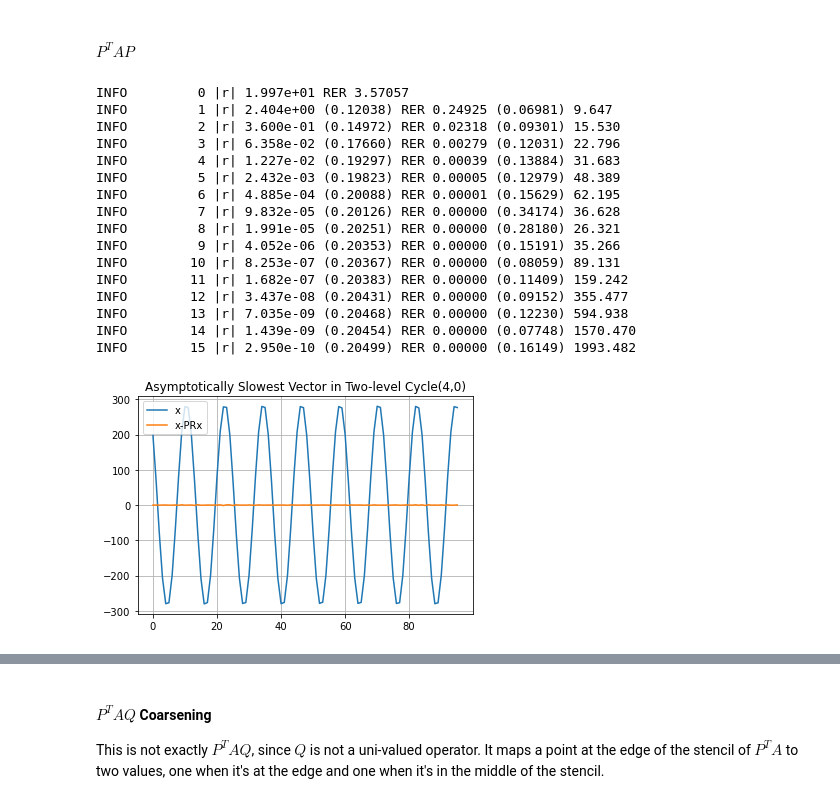
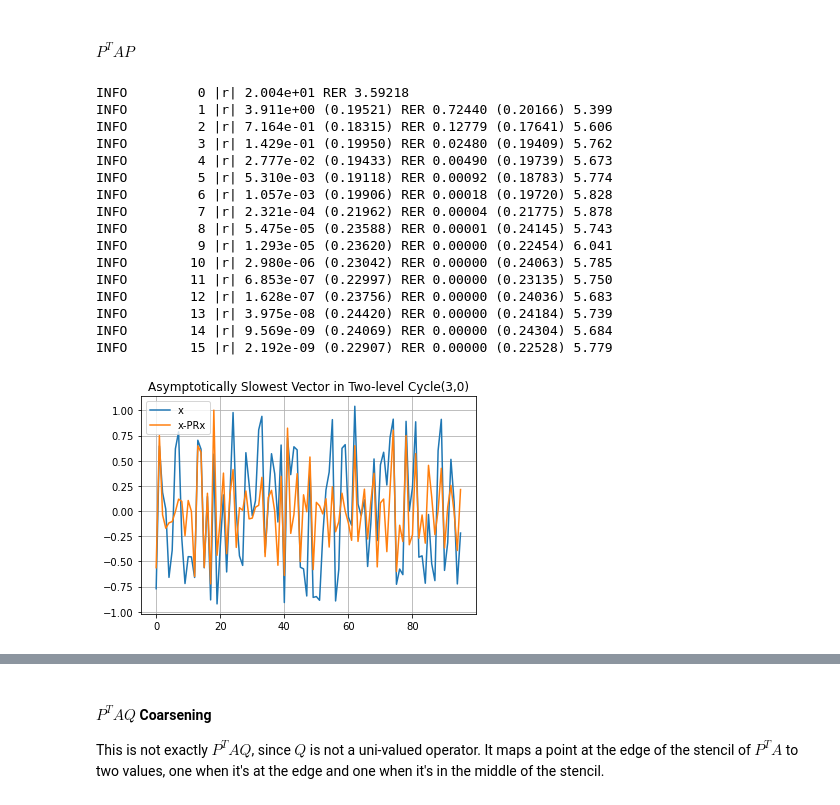
Before and after one commit to 436ahsan/Helmholtz, a Jupyter notebook: notebooks/helmholtz_repetitive_ptaq.ipynb, the cells around one changed output, grey strips where cells are left out. Drawn from its saved outputs; the diff is of its cells as text; code cells hidden in the pictures.

```diff
--- a/notebooks/helmholtz_repetitive_ptaq.ipynb
+++ b/notebooks/helmholtz_repetitive_ptaq.ipynb
@@ -11,13 +11,14 @@
 %run /Users/olivne/helmholtz/src/helmholtz/startup.ipy
 # %%
 # Fixed seed for reproducible results.
-np.random.seed(1)
+np.random.seed(2)
 
 # Domain size.
 n = 96
 # Scaled wave number. Fit so lam_min = 0 (integer # periods in domain).
 discretization = "5-point"
-kh = helmholtz.analysis.ideal.find_singular_kh(discretization, n)[0]
+kh = 0
+#kh = helmholtz.analysis.ideal.find_singular_kh(discretization, n)[0]
 
 repetitive = True
 
@@ -179,8 +168,9 @@ This intepolation is good up to $\nu = 2$, conv $\approx 0.5$.
 calibers = (2, 3, 4)
 p_experiment = {}
 l2c_experiment = {}
-for use_r_as_restriction in (False, True):
-    print("R*A*P" if use_r_as_restriction else "P^T*A*P")
+coarsening_values = (False, True)
+titles = ("P^T A P", "R A P")
+for use_r_as_restriction, title in zip(coarsening_values, titles):
     l2c = []
     p_caliber = []
     for caliber in calibers:
@@ -190,7 +180,7 @@ for use_r_as_restriction in (False, True):
             x, a, R, interpolation_method, aggregate_size=aggregate_size, nc=num_components,
             neighborhood=neighborhood, repetitive=repetitive, target_error=0.1,
             caliber=caliber, fit_scheme=fit_scheme, weighted=weighted)
-        print("p row sums", np.array(p.sum(axis=1)).flatten()[:5])
+        #print("p row sums", np.array(p.sum(axis=1)).flatten()[:5])
 
         # for title, x_set in ((("all", x),) if repetitive else (("fit", x_fit), ("test", x_test))):
         #     error = norm(x_set - p.dot(R.dot(x_set)), axis=0) / norm(x_set, axis=0)
@@ -201,21 +191,28 @@ for use_r_as_restriction in (False, True):
 
         # Initial guess for interpoation: P = R^T on a single aggregate.
         #display(pd.DataFrame(p[:6, :6].todense()))
-
+        ml = hm.repetitive.locality.create_two_level_hierarchy(
+                kh, discretization, n, R, p, aggregate_size,
+                    use_r_as_restriction=use_r_as_restriction)
+        ac = ml[1].a
+        fill_in_factor = (ac.nnz / ml[0].a.nnz) * (ml[0].a.shape[0] / ac.shape[0])
+        symmetry_deviation = np.max(np.abs(ac - ac.transpose()))
         two_level_conv = np.array([
             hm.repetitive.locality.two_level_conv_factor(
-                hm.repetitive.locality.create_two_level_hierarchy(
-                kh, discretization, n, R, p, aggregate_size,
-                    use_r_as_restriction=use_r_as_restriction),
-                nu, print_frequency=None)[1]
+                ml,  nu, print_frequency=None)[1]
              for nu in nu_values])
-        l2c.append(two_level_conv)
+        l2c.append([use_r_as_restriction, caliber, p.nnz, fill_in_factor, symmetry_deviation] + list(two_level_conv))
         p_caliber.append(p)
+
     p_experiment[use_r_as_restriction] = p_caliber
     l2c_experiment[use_r_as_restriction] = l2c
 
-    conv = pd.DataFrame(np.array([mock_conv] + l2c).transpose(),
-                        index=nu_values, columns=("Mock",) + tuple("Caliber {}".format(caliber)
-                                                                  for caliber in calibers)).transpose()
-    display(conv)
+all_conv = pd.DataFrame(np.array(
+    [[np.nan] * 5 + list(row) for row in conv.values] +
+    [v for use_r_as_restriction in coarsening_values for v in l2c_experiment[use_r_as_restriction]]),
+                    columns=("R A P", "Caliber", "nnz(P)", "Fill-in", "Symmetry") + tuple(nu_values),
+                        index=tuple(conv.index) + tuple("{} caliber {}".format(title, caliber) for title in titles
+                          for caliber in calibers))
+styler = all_conv.style.set_caption("Convergence Factors").format(precision=2)
+display_html(styler._repr_html_(), raw=True)
 # %% [output]
@@ -314,39 +285,39 @@ $R A P$ is nearly symmetric, and is sparser than $P^T A P$, while giving almost
 # %% [markdown]
 #### $P^T A P$
 # %%
-nu = 4
-p = p_experiment[False][-1]
+nu = 3
+p = p_experiment[True][-1]
 multilevel = hm.repetitive.locality.create_two_level_hierarchy(
     kh, discretization, n, R, p, aggregate_size, use_r_as_restriction=False)
 y, _ = hm.repetitive.locality.two_level_conv_factor(multilevel, nu, print_frequency=1,
                                                    debug=False)
 
 # Asymptotic vector.
 plt.title("Asymptotically Slowest Vector in Two-level Cycle({},0)".format(nu))
 y -= y.mean() # Remove zero component.
 e = y - multilevel[1].p.dot(multilevel[1].r.dot(y))
 plt.plot(y, label="x");
 plt.plot(e, label="x-PRx");
 plt.grid(True);
 plt.legend();
 # %% [output]
-INFO         0 |r| 1.997e+01 RER 3.57057
-INFO         1 |r| 2.404e+00 (0.12038) RER 0.24925 (0.06981) 9.647
-INFO         2 |r| 3.600e-01 (0.14972) RER 0.02318 (0.09301) 15.530
-INFO         3 |r| 6.358e-02 (0.17660) RER 0.00279 (0.12031) 22.796
-INFO         4 |r| 1.227e-02 (0.19297) RER 0.00039 (0.13884) 31.683
-INFO         5 |r| 2.432e-03 (0.19823) RER 0.00005 (0.12979) 48.389
-INFO         6 |r| 4.885e-04 (0.20088) RER 0.00001 (0.15629) 62.195
-INFO         7 |r| 9.832e-05 (0.20126) RER 0.00000 (0.34174) 36.628
-INFO         8 |r| 1.991e-05 (0.20251) RER 0.00000 (0.28180) 26.321
-INFO         9 |r| 4.052e-06 (0.20353) RER 0.00000 (0.15191) 35.266
-INFO        10 |r| 8.253e-07 (0.20367) RER 0.00000 (0.08059) 89.131
-INFO        11 |r| 1.682e-07 (0.20383) RER 0.00000 (0.11409) 159.242
-INFO        12 |r| 3.437e-08 (0.20431) RER 0.00000 (0.09152) 355.477
-INFO        13 |r| 7.035e-09 (0.20468) RER 0.00000 (0.12230) 594.938
-INFO        14 |r| 1.439e-09 (0.20454) RER 0.00000 (0.07748) 1570.470
-INFO        15 |r| 2.950e-10 (0.20499) RER 0.00000 (0.16149) 1993.482
+INFO         0 |r| 2.004e+01 RER 3.59218
+INFO         1 |r| 3.911e+00 (0.19521) RER 0.72440 (0.20166) 5.399
+INFO         2 |r| 7.164e-01 (0.18315) RER 0.12779 (0.17641) 5.606
+INFO         3 |r| 1.429e-01 (0.19950) RER 0.02480 (0.19409) 5.762
+INFO         4 |r| 2.777e-02 (0.19433) RER 0.00490 (0.19739) 5.673
+INFO         5 |r| 5.310e-03 (0.19118) RER 0.00092 (0.18783) 5.774
+INFO         6 |r| 1.057e-03 (0.19906) RER 0.00018 (0.19720) 5.828
+INFO         7 |r| 2.321e-04 (0.21962) RER 0.00004 (0.21775) 5.878
+INFO         8 |r| 5.475e-05 (0.23588) RER 0.00001 (0.24145) 5.743
+INFO         9 |r| 1.293e-05 (0.23620) RER 0.00000 (0.22454) 6.041
+INFO        10 |r| 2.980e-06 (0.23042) RER 0.00000 (0.24063) 5.785
+INFO        11 |r| 6.853e-07 (0.22997) RER 0.00000 (0.23135) 5.750
+INFO        12 |r| 1.628e-07 (0.23756) RER 0.00000 (0.24036) 5.683
+INFO        13 |r| 3.975e-08 (0.24420) RER 0.00000 (0.24184) 5.739
+INFO        14 |r| 9.569e-09 (0.24069) RER 0.00000 (0.24304) 5.684
+INFO        15 |r| 2.192e-09 (0.22907) RER 0.00000 (0.22528) 5.779
-[figure, old version]
+[figure, new version]
 # %%
 # Calculate eigenpairs at all levels.
 vl = []
```
Also changed, not shown: parts of 17 cells of this notebook, 2 other files.
